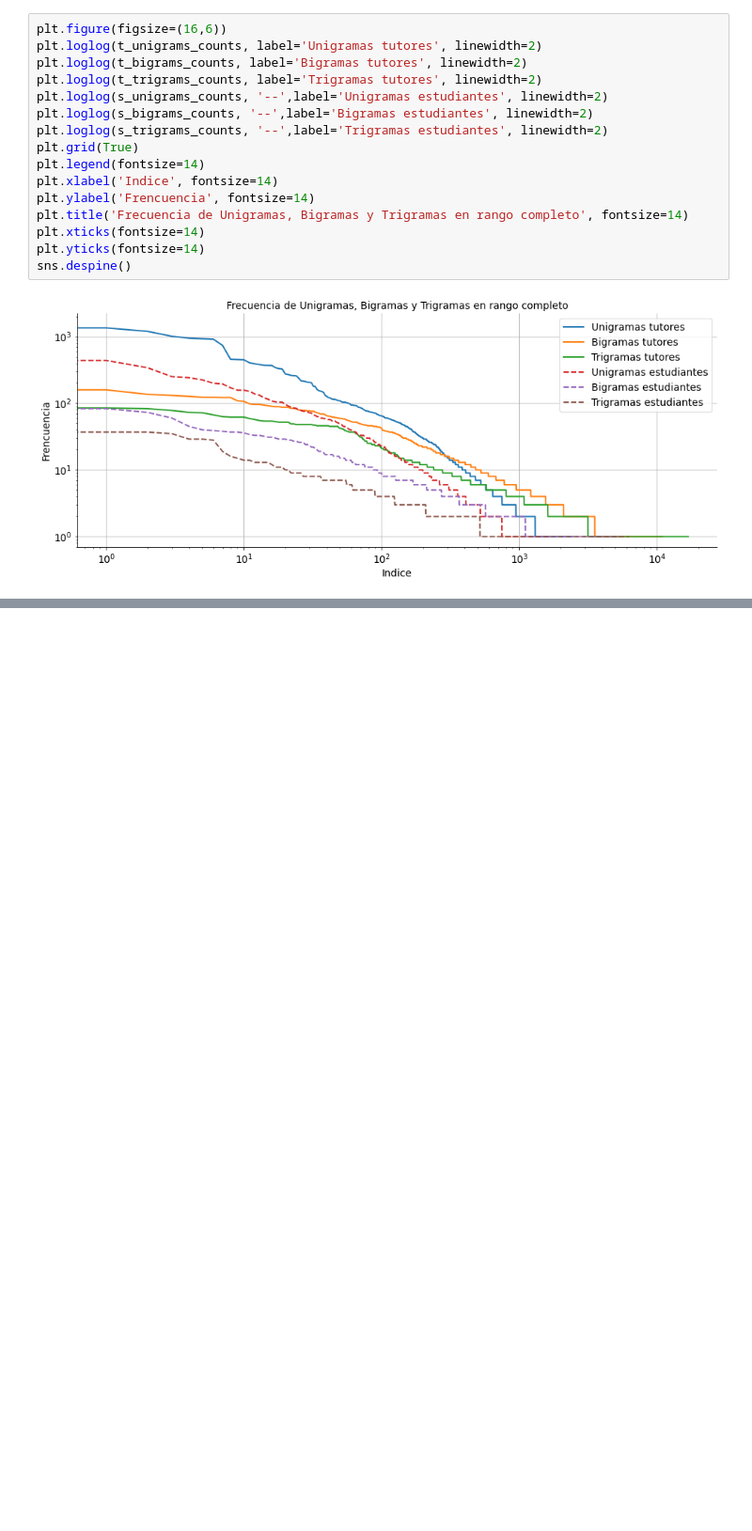
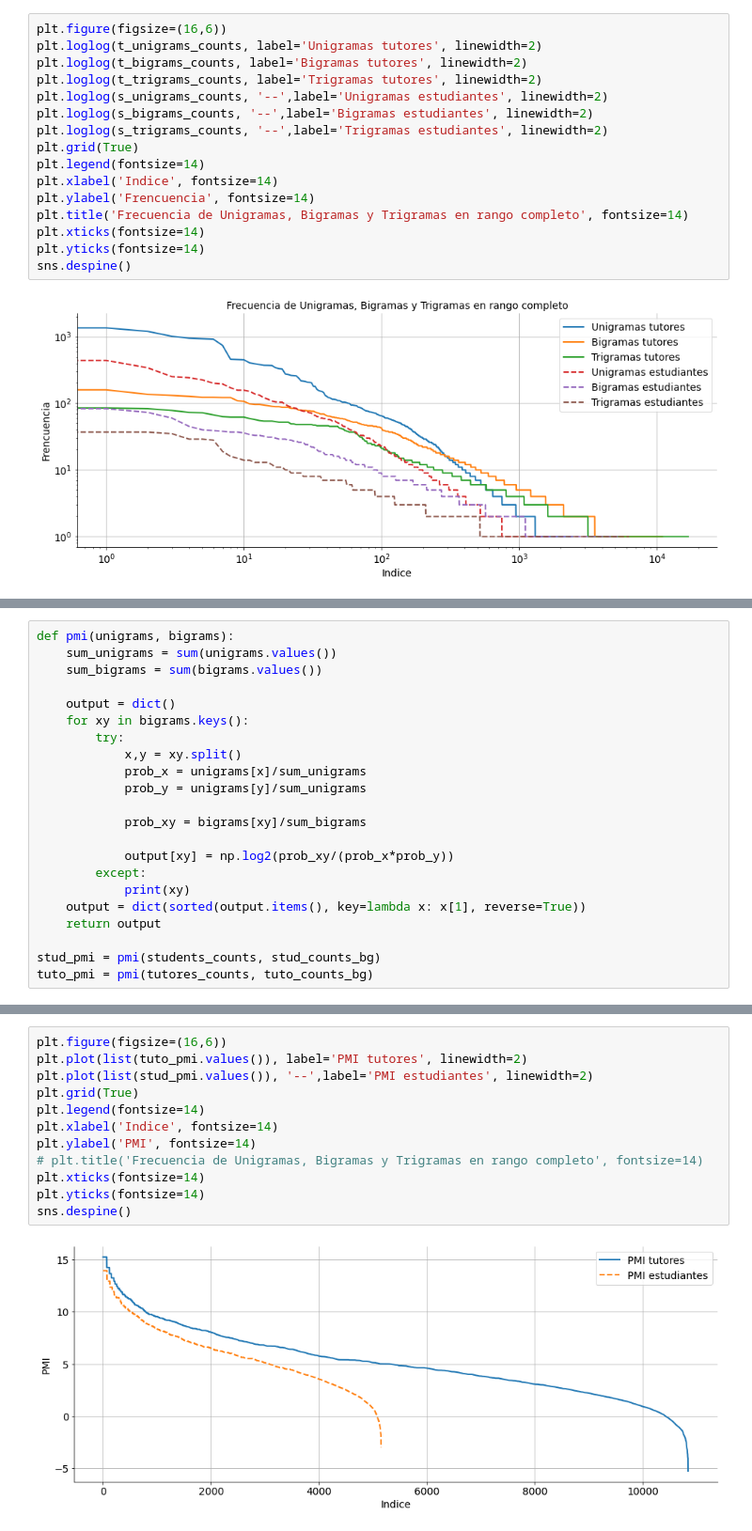
Before and after one commit to giannipablo/MentoriaDiploDatos2020, a Jupyter notebook: parte_pnl.ipynb, the cells around one changed output, grey strips where cells are left out. Shown at 94% size. Saved outputs shown, nothing was run; the diff lists cells and outputs as text; blank space fills up the shorter version.

```diff
--- a/parte_pnl.ipynb
+++ b/parte_pnl.ipynb
@@ -435,0 +453,22 @@ sns.despine()
+# %%
+def pmi(unigrams, bigrams):
+    sum_unigrams = sum(unigrams.values())
+    sum_bigrams = sum(bigrams.values())
+
+    output = dict()
+    for xy in bigrams.keys():
+        try:
+            x,y = xy.split()
+            prob_x = unigrams[x]/sum_unigrams
+            prob_y = unigrams[y]/sum_unigrams
+
+            prob_xy = bigrams[xy]/sum_bigrams
+
+            output[xy] = np.log2(prob_xy/(prob_x*prob_y))
+        except:
+            print(xy)
+    output = dict(sorted(output.items(), key=lambda x: x[1], reverse=True))
+    return output
+
+stud_pmi = pmi(students_counts, stud_counts_bg)
+tuto_pmi = pmi(tutores_counts, tuto_counts_bg)
@@ -435,0 +493,14 @@ sns.despine()
+# %%
+plt.figure(figsize=(16,6))
+plt.plot(list(tuto_pmi.values()), label='PMI tutores', linewidth=2)
+plt.plot(list(stud_pmi.values()), '--',label='PMI estudiantes', linewidth=2)
+plt.grid(True)
+plt.legend(fontsize=14)
+plt.xlabel('Indice', fontsize=14)
+plt.ylabel('PMI', fontsize=14)
+# plt.title('Frecuencia de Unigramas, Bigramas y Trigramas en rango completo', fontsize=14)
+plt.xticks(fontsize=14)
+plt.yticks(fontsize=14)
+sns.despine()
+# %% [output]
+[figure, added]
```
Also changed, not shown: parts of 7 cells of this notebook.
